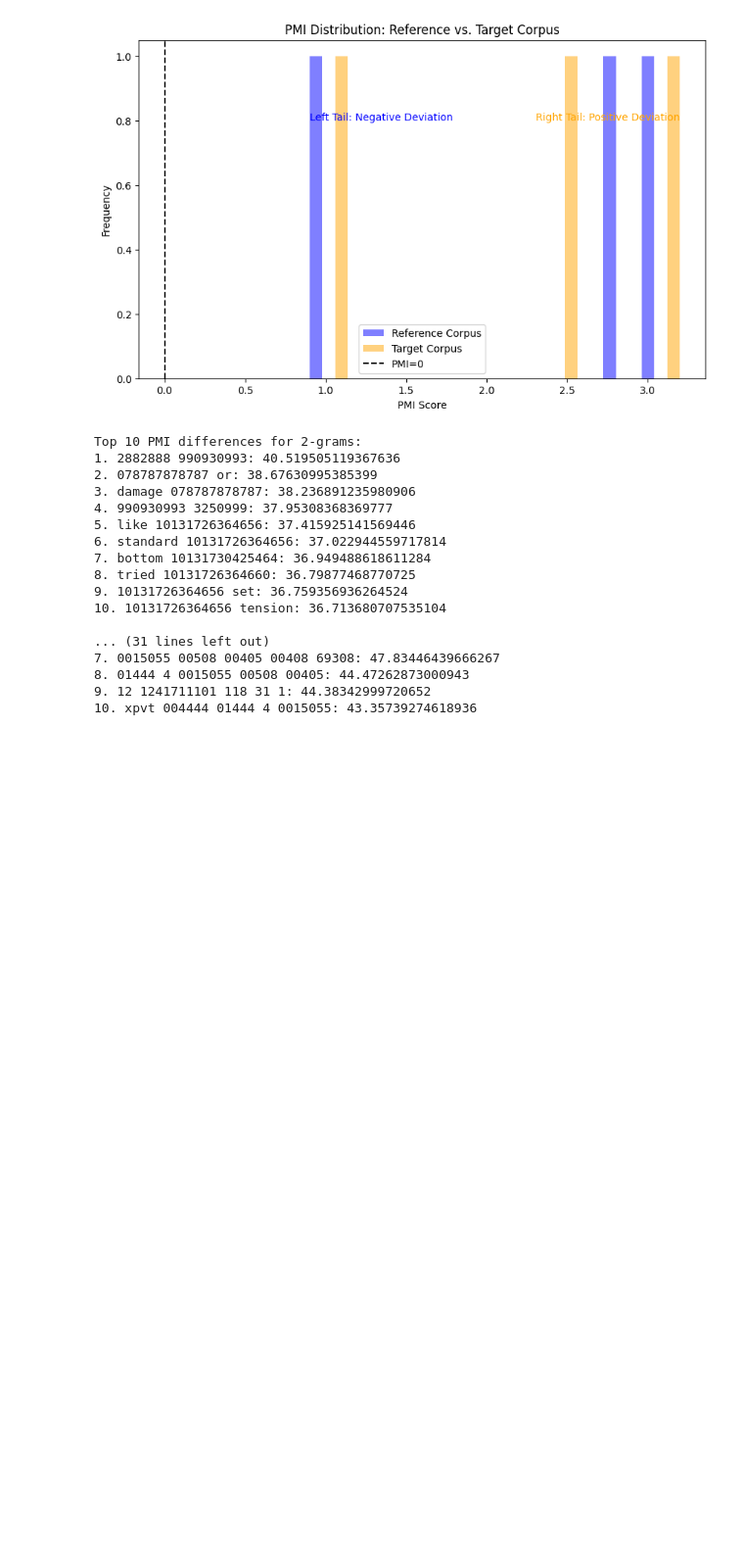
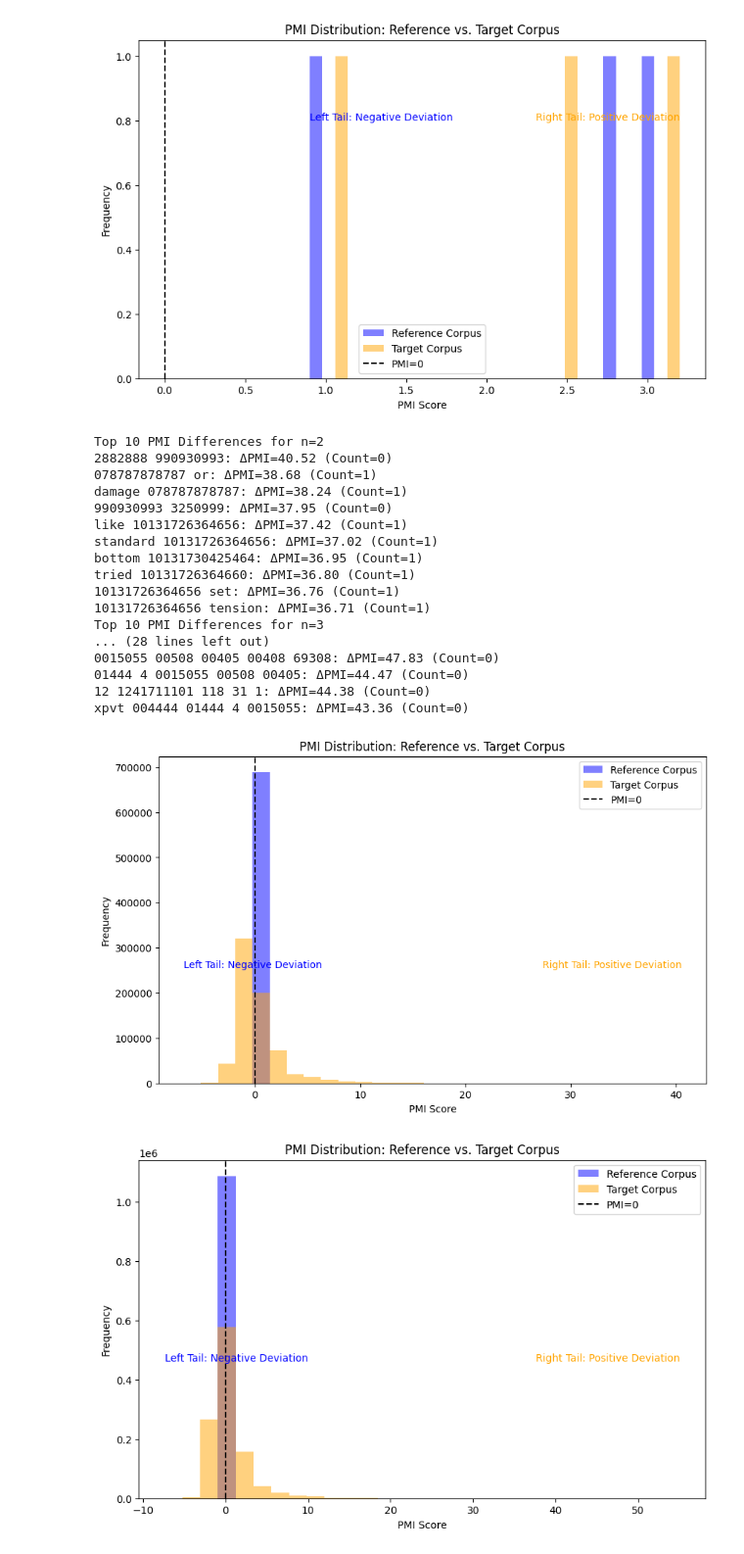
Before and after one commit to nishan-chatterjee/memes, a Jupyter notebook: notebooks/MWECandidateExtraction.ipynb, the cells around one changed output. Shown at 98% size. Saved outputs shown, nothing was run; the diff lists cells and outputs as text; code cells hidden in the pictures; blank space fills up the shorter version.

```diff
--- a/notebooks/MWECandidateExtraction.ipynb
+++ b/notebooks/MWECandidateExtraction.ipynb
@@ -2,11 +2,11 @@
 import json
 
 # load the reference corpora
-with open('../data/corpus/middle_english_pd_sentence_ngrams.json') as f:
+with open('../data/corpus/middle_english_pd_sentence_ngrams_200.json') as f:
     middle_english_pd_sentence_ngrams = json.load(f)
 
 # load the target corpora
-with open('../data/corpus/reddit_sentence_ngrams.json') as f:
+with open('../data/corpus/reddit_sentence_ngrams_2000.json') as f:
     reddit_sentence_ngrams = json.load(f)
 # %%
 """
@@ -154,23 +167,3 @@ ref_pmis = {('this', 'is'): 2.8, ('corpus', 'is'): 0.9, ('n-grams', 'are'): 3.0}
 plot_pmi_histograms(delta_pmi={}, target_pmis=target_pmis, ref_pmis=ref_pmis)
 # %% [output]
 [figure]
-# %%
-# compute the PMI differences for each n-gram size across the corpora
-pmi_differences = {}
-
-for n in range(2, 6):
-    pmi_differences[n] = compute_pmi_differences(
-        reddit_sentence_ngrams[n],
-        middle_english_pd_sentence_ngrams[n],
-        n
-    )
-
-# sort the PMI differences by value in descending order
-for n in pmi_differences:
-    pmi_differences[n] = dict(
-        sorted(pmi_differences[n].items(), key=lambda item: item[1], reverse=True)
-    )
-
-# save the PMI differences to a JSON file
-with open('../data/corpus/pmi_differences.json', 'w') as f:
-    json.dump(pmi_differences, f, indent=4)
@@ -177,27 +210,34 @@ with open('../data/corpus/pmi_differences.json', 'w') as f:
 # %%
 # show the top 10 PMI differences for each n-gram size
 for n in pmi_differences:
-    print(f"Top 10 PMI differences for {n}-grams:")
-    for i, (ngram, delta) in enumerate(pmi_differences[n].items()):
-        print(f"{i+1}. {ngram}: {delta}")
-        if i == 9:
-            break
-    print()
+    print(f"Top 10 PMI Differences for n={n}")
+    sorted_ngrams = sorted(pmi_differences[n].items(), key=lambda x: x[1]['delta_pmi'], reverse=True)
+    for ngram, info in sorted_ngrams[:10]:
+        print(f"{ngram}: ΔPMI={info['delta_pmi']:.2f} (Count={info['count']})")
 # %% [output]
-Top 10 PMI differences for 2-grams:
-1. 2882888 990930993: 40.519505119367636
-2. 078787878787 or: 38.67630995385399
-3. damage 078787878787: 38.236891235980906
-4. 990930993 3250999: 37.95308368369777
-5. like 10131726364656: 37.415925141569446
-6. standard 10131726364656: 37.022944559717814
-7. bottom 10131730425464: 36.949488618611284
-8. tried 10131726364660: 36.79877468770725
-9. 10131726364656 set: 36.759356936264524
-10. 10131726364656 tension: 36.713680707535104
-
-... (31 lines left out)
-7. 0015055 00508 00405 00408 69308: 47.83446439666267
-8. 01444 4 0015055 00508 00405: 44.47262873000943
-9. 12 1241711101 118 31 1: 44.38342999720652
-10. xpvt 004444 01444 4 0015055: 43.35739274618936
+Top 10 PMI Differences for n=2
+2882888 990930993: ΔPMI=40.52 (Count=0)
+078787878787 or: ΔPMI=38.68 (Count=1)
+damage 078787878787: ΔPMI=38.24 (Count=1)
+990930993 3250999: ΔPMI=37.95 (Count=0)
+like 10131726364656: ΔPMI=37.42 (Count=1)
+standard 10131726364656: ΔPMI=37.02 (Count=1)
+bottom 10131730425464: ΔPMI=36.95 (Count=1)
+tried 10131726364660: ΔPMI=36.80 (Count=1)
+10131726364656 set: ΔPMI=36.76 (Count=1)
+10131726364656 tension: ΔPMI=36.71 (Count=1)
+Top 10 PMI Differences for n=3
+... (28 lines left out)
+0015055 00508 00405 00408 69308: ΔPMI=47.83 (Count=0)
+01444 4 0015055 00508 00405: ΔPMI=44.47 (Count=0)
+12 1241711101 118 31 1: ΔPMI=44.38 (Count=0)
+xpvt 004444 01444 4 0015055: ΔPMI=43.36 (Count=0)
+# %%
+# plot histograms of PMI differences for each n-gram size
+for n, ngram_info in pmi_differences.items():
+    target_pmis = {ngram: info['delta_pmi'] for ngram, info in ngram_info.items()}
+    ref_pmis = {ngram: 0 for ngram in target_pmis}
+    plot_pmi_histograms({}, target_pmis, ref_pmis)
+# %% [output]
+[figure, added]
+[figure, added]
```
Also changed, not shown: parts of 5 cells of this notebook.
